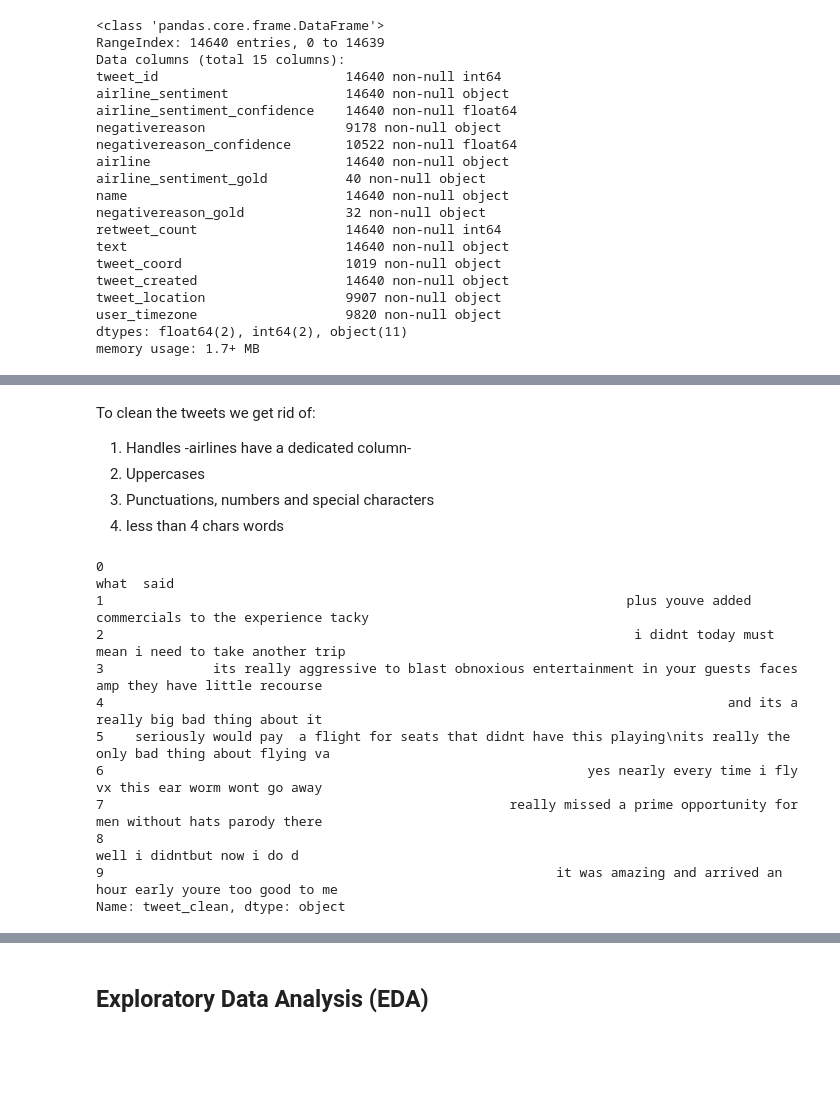
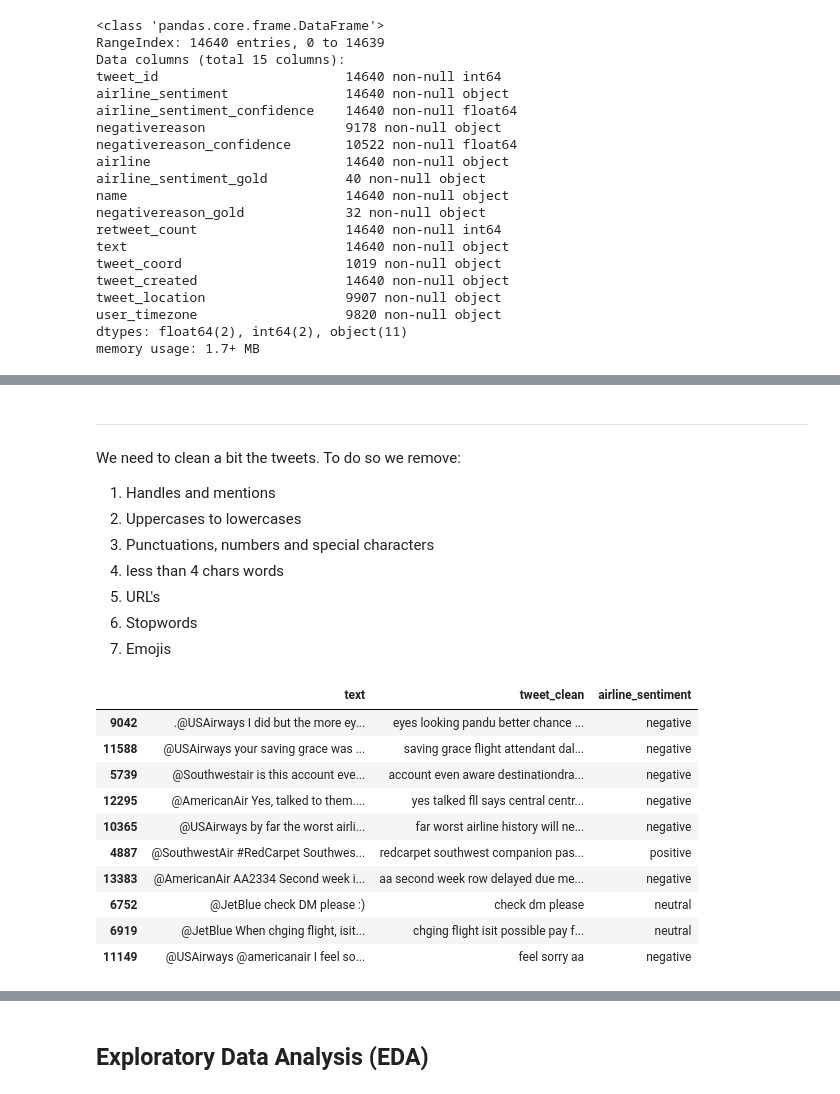
Before and after one commit to skacem/Business-Analytics, a Jupyter notebook: Sentiment_Analysis/USAirline.ipynb, the cells around one changed output, grey strips where cells are left out. Drawn from its saved outputs; the diff is of its cells as text; code cells hidden in the pictures; blank space fills up the shorter version.

```diff
--- a/Sentiment_Analysis/USAirline.ipynb
+++ b/Sentiment_Analysis/USAirline.ipynb
@@ -82,7 +84,12 @@ Name: text, dtype: object
 # %% [markdown]
-To clean the tweets we get rid of:
+---
 
-1. Handles -airlines have a dedicated column-
-2. Uppercases
+We need to clean a bit the tweets. To do so we remove:
+
+1. Handles and mentions
+2. Uppercases to lowercases
 3. Punctuations, numbers and special characters
 4. less than 4 chars words
+5. URL's
+6. Stopwords
+7. Emojis
@@ -92,14 +96,43 @@ df['tweet_clean'] = df['text'].apply(lambda x: re.sub(r"@\S+|https?://\S+|[^a-zA
+# %%
+def clean_tweet(text):
+    import contractions
+    # fix contractions (such as didn't -> did not) und remove Uppercases
+    text = contractions.fix(text).lower()
+    # Remove mentions and URL's:
+    text = re.sub(r"@\S+|https?://\S+", '', text )
+    # Remove punctuations
+    text = re.sub(r"\.|;|,|\*|_|\&|\?|=|\\|\+|\-|\(|\)|\…|\!|\"|:|\'|#|£|/", ' ', text)
+    # Remove numbers
+    text = re.sub(r"\d+", '', text)
+    text = re.sub(r"\s+", ' ', text).strip()
+    return text
+
+def remove_stopwords(text):
+    words = text.split()
+    clean_words = [word for word in words if(word not in STOPWORDS and len(word)>1)]
+    return " ".join(clean_words)
+
+def deEmojify(text):
+    regrex_pattern = re.compile(pattern = "["
+        u"\U0001F600-\U0001F64F"  # emoticons
+        u"\U0001F300-\U0001F5FF"  # symbols & pictographs
+        u"\U0001F680-\U0001F6FF"  # transport & map symbols
+        u"\U0001F1E0-\U0001F1FF"  # flags (iOS)
+                           "]+", flags = re.UNICODE)
+    return regrex_pattern.sub(r'',text)
 # %%
-df['tweet_clean'].head(10)
+# compare cleaned tweets with raw text
+df['tweet_clean'] = df['text'].apply(clean_tweet).apply(remove_stopwords).apply(deEmojify)
+df[['text', 'tweet_clean', 'airline_sentiment']].sample(10)
 # %% [output]
-0                                                                                                             what  said
-1                                                                   plus youve added commercials to the experience tacky
-2                                                                    i didnt today must mean i need to take another trip
-3              its really aggressive to blast obnoxious entertainment in your guests faces amp they have little recourse
-4                                                                                and its a really big bad thing about it
-5    seriously would pay  a flight for seats that didnt have this playing\nits really the only bad thing about flying va
-6                                                              yes nearly every time i fly vx this ear worm wont go away
-7                                                    really missed a prime opportunity for men without hats parody there
-8                                                                                             well i didntbut now i do d
-9                                                          it was amazing and arrived an hour early youre too good to me
-Name: tweet_clean, dtype: object
+|  | text | tweet_clean | airline_sentiment |
+| 9042 | .@USAirways I did but the more ey... | eyes looking pandu better chance ... | negative |
+| 11588 | @USAirways your saving grace was ... | saving grace flight attendant dal... | negative |
+| 5739 | @Southwestair is this account eve... | account even aware destinationdra... | negative |
+| 12295 | @AmericanAir Yes, talked to them.... | yes talked fll says central centr... | negative |
+| 10365 | @USAirways by far the worst airli... | far worst airline history will ne... | negative |
+| 4887 | @SouthwestAir #RedCarpet Southwes... | redcarpet southwest companion pas... | positive |
+| 13383 | @AmericanAir AA2334 Second week i... | aa second week row delayed due me... | negative |
+| 6752 | @JetBlue check DM please :) | check dm please | neutral |
+| 6919 | @JetBlue When chging flight, isit... | chging flight isit possible pay f... | neutral |
+| 11149 | @USAirways @americanair I feel so... | feel sorry aa | negative |
```
Also changed, not shown: parts of 21 cells of this notebook.
